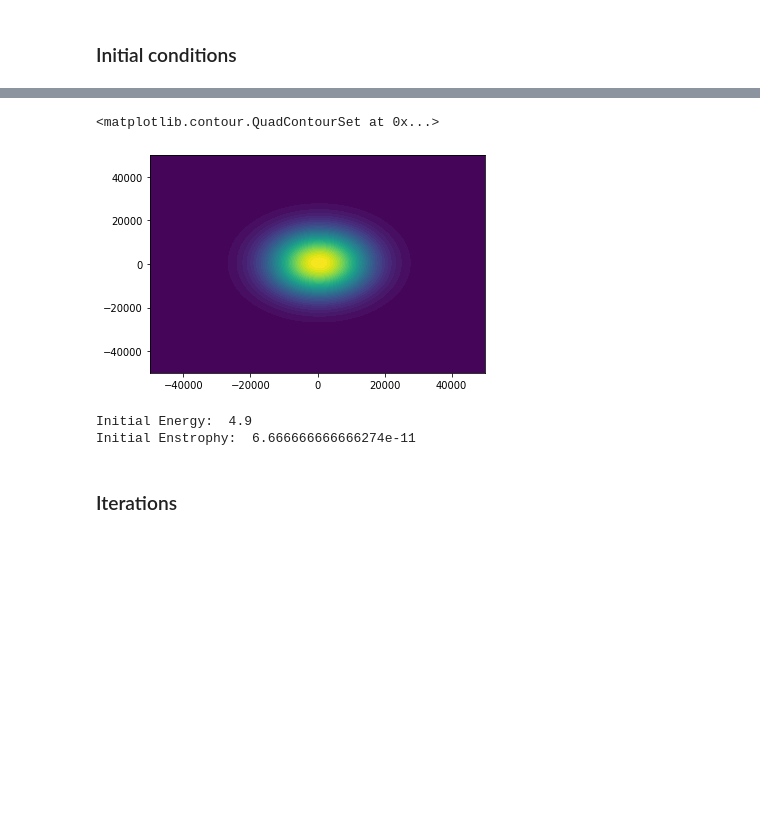
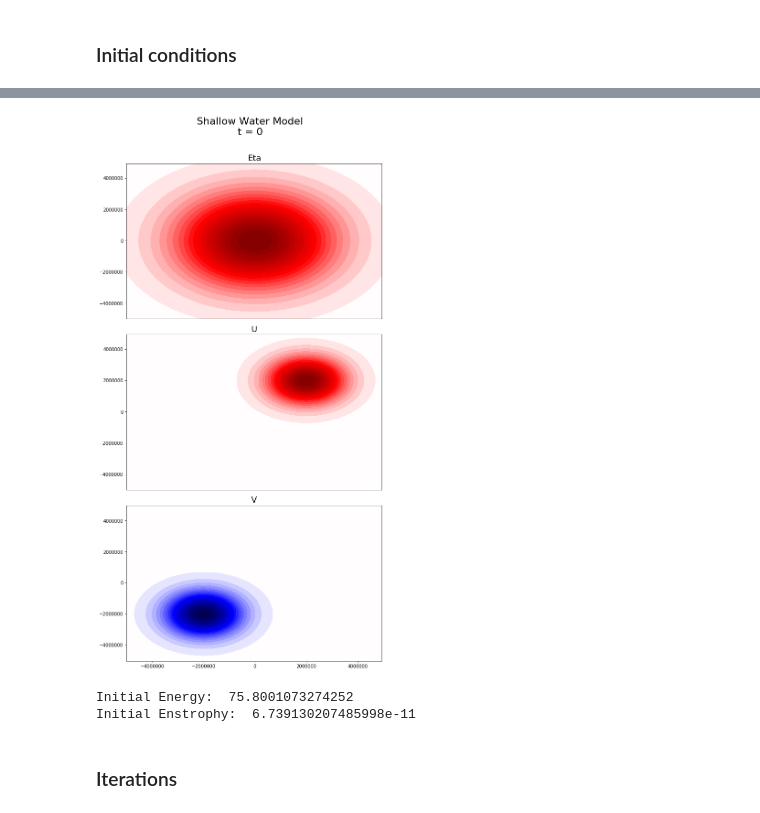
Before and after one commit to kelseymalloy/CFD, a Jupyter notebook: SWM.ipynb, the cells around one changed output, grey strips where cells are left out. Cells and saved outputs as stored; diff of their text form; code cells hidden in the pictures; blank space fills up the shorter version.

```diff
--- a/SWM.ipynb
+++ b/SWM.ipynb
@@ -94,22 +102,19 @@ print(z.shape,f.shape)
-# %%
-def gauss(X,Y,nx,ny,amp,radius):
-    # returns gaussian bubble
-    return amp*(np.exp(-((X-nx/2)**2/(2*(radius)**2) + (Y-ny/2)**2/(2*(radius)**2))))
-# %%
-# gaussian bubble for eta
-p[0] = gauss(XP,YP,nx,ny,1,10000)
-plt.contourf(YP,XP,p[0],40)
-# %% [output]
-<matplotlib.contour.QuadContourSet at 0x...>
-[figure, removed]
+# %%
+# gaussian bubble for eta
+p[0] = gauss(XP,YP,0,0,1,2*10**6)
+u[0] = gauss(XU,YU,4*10**6,4*10**6,1,1*10**6)
+v[0] = gauss(XV,YV,-4*10**6,-4*10**6,-1,1*10**6)
+UpdatePlots(0,p[0],u[0],v[0],XP,YP,XU,YU,XV,YV)
+# %% [output]
+[figure, added]
 # %%
 # initial budget
-energy0, enstrophy0 = Diagnostics.calc_budget(p[0],u[0],v[0],depth+p[0],f,g,dx,dy)
+energy0, enstrophy0 = calc_budget(p[0],u[0],v[0],depth+p[0],f,g,dx,dy)
 
 print('Initial Energy: ',np.max(energy0))
 print('Initial Enstrophy: ',np.max(enstrophy0))
 # %% [output]
-Initial Energy:  4.9
-Initial Enstrophy:  6.666666666666274e-11
+Initial Energy:  75.8001073274252
+Initial Enstrophy:  6.739130207485998e-11
 # %% [markdown]
 ### Iterations
```
Also changed, not shown: parts of 32 cells of this notebook, 4 other files.
